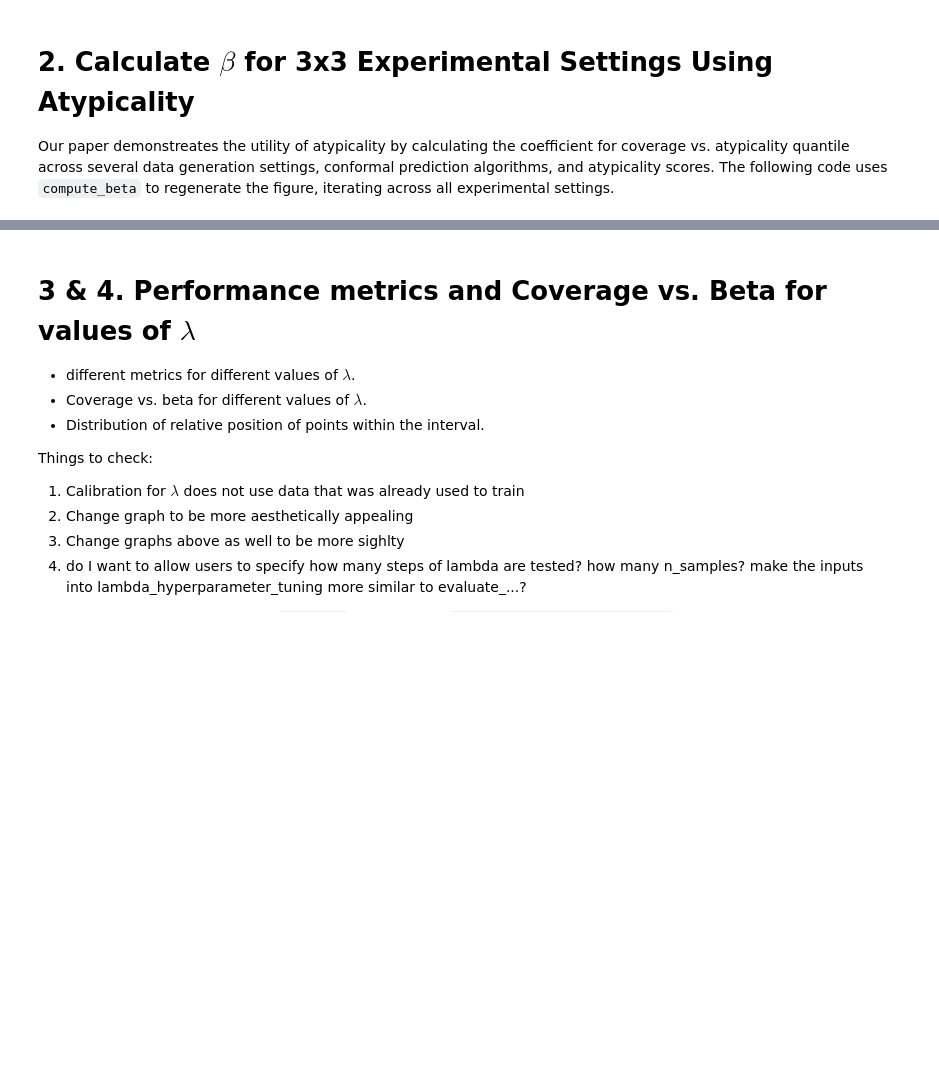
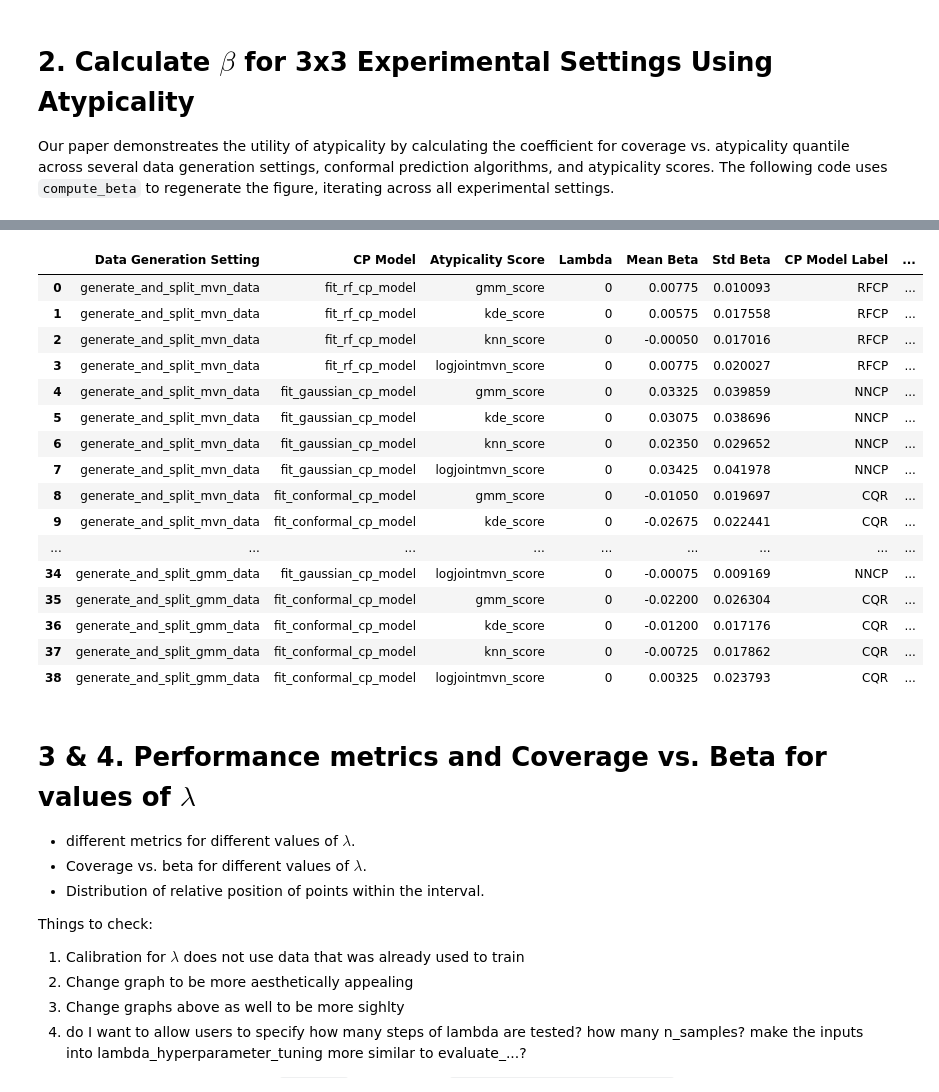
Before and after one commit to audtree/extending-atypicality, a Jupyter notebook: notebooks/proof-of-concept.ipynb, the cells around one changed output, grey strips where cells are left out. Saved outputs shown, nothing was run; the diff lists cells and outputs as text; code cells hidden in the pictures; blank space fills up the shorter version.

```diff
--- a/notebooks/proof-of-concept.ipynb
+++ b/notebooks/proof-of-concept.ipynb
@@ -93,3 +76,23 @@ plot_betagrouped_by_atypicality(beta_df=beta_df,
+# %%
+beta_df
+# %% [output]
+|  | Data Generation Setting | CP Model | Atypicality Score | Lambda | Mean Beta | Std Beta | CP Model Label | ... |
+| 0 | generate_and_split_mvn_data | fit_rf_cp_model | gmm_score | 0 | 0.00775 | 0.010093 | RFCP | ... |
+| 1 | generate_and_split_mvn_data | fit_rf_cp_model | kde_score | 0 | 0.00575 | 0.017558 | RFCP | ... |
+| 2 | generate_and_split_mvn_data | fit_rf_cp_model | knn_score | 0 | -0.00050 | 0.017016 | RFCP | ... |
+| 3 | generate_and_split_mvn_data | fit_rf_cp_model | logjointmvn_score | 0 | 0.00775 | 0.020027 | RFCP | ... |
+| 4 | generate_and_split_mvn_data | fit_gaussian_cp_model | gmm_score | 0 | 0.03325 | 0.039859 | NNCP | ... |
+| 5 | generate_and_split_mvn_data | fit_gaussian_cp_model | kde_score | 0 | 0.03075 | 0.038696 | NNCP | ... |
+| 6 | generate_and_split_mvn_data | fit_gaussian_cp_model | knn_score | 0 | 0.02350 | 0.029652 | NNCP | ... |
+| 7 | generate_and_split_mvn_data | fit_gaussian_cp_model | logjointmvn_score | 0 | 0.03425 | 0.041978 | NNCP | ... |
+| 8 | generate_and_split_mvn_data | fit_conformal_cp_model | gmm_score | 0 | -0.01050 | 0.019697 | CQR | ... |
+| 9 | generate_and_split_mvn_data | fit_conformal_cp_model | kde_score | 0 | -0.02675 | 0.022441 | CQR | ... |
+| ... | ... | ... | ... | ... | ... | ... | ... | ... |
+| 34 | generate_and_split_gmm_data | fit_gaussian_cp_model | logjointmvn_score | 0 | -0.00075 | 0.009169 | NNCP | ... |
+| 35 | generate_and_split_gmm_data | fit_conformal_cp_model | gmm_score | 0 | -0.02200 | 0.026304 | CQR | ... |
+| 36 | generate_and_split_gmm_data | fit_conformal_cp_model | kde_score | 0 | -0.01200 | 0.017176 | CQR | ... |
+| 37 | generate_and_split_gmm_data | fit_conformal_cp_model | knn_score | 0 | -0.00725 | 0.017862 | CQR | ... |
+| 38 | generate_and_split_gmm_data | fit_conformal_cp_model | logjointmvn_score | 0 | 0.00325 | 0.023793 | CQR | ... |
 # %% [markdown]
 # 3 & 4. Performance metrics and Coverage vs. Beta for values of $\lambda$
 * different metrics for different values of $\lambda$.
```
Also changed, not shown: parts of 4 cells of this notebook, 3 other files.
